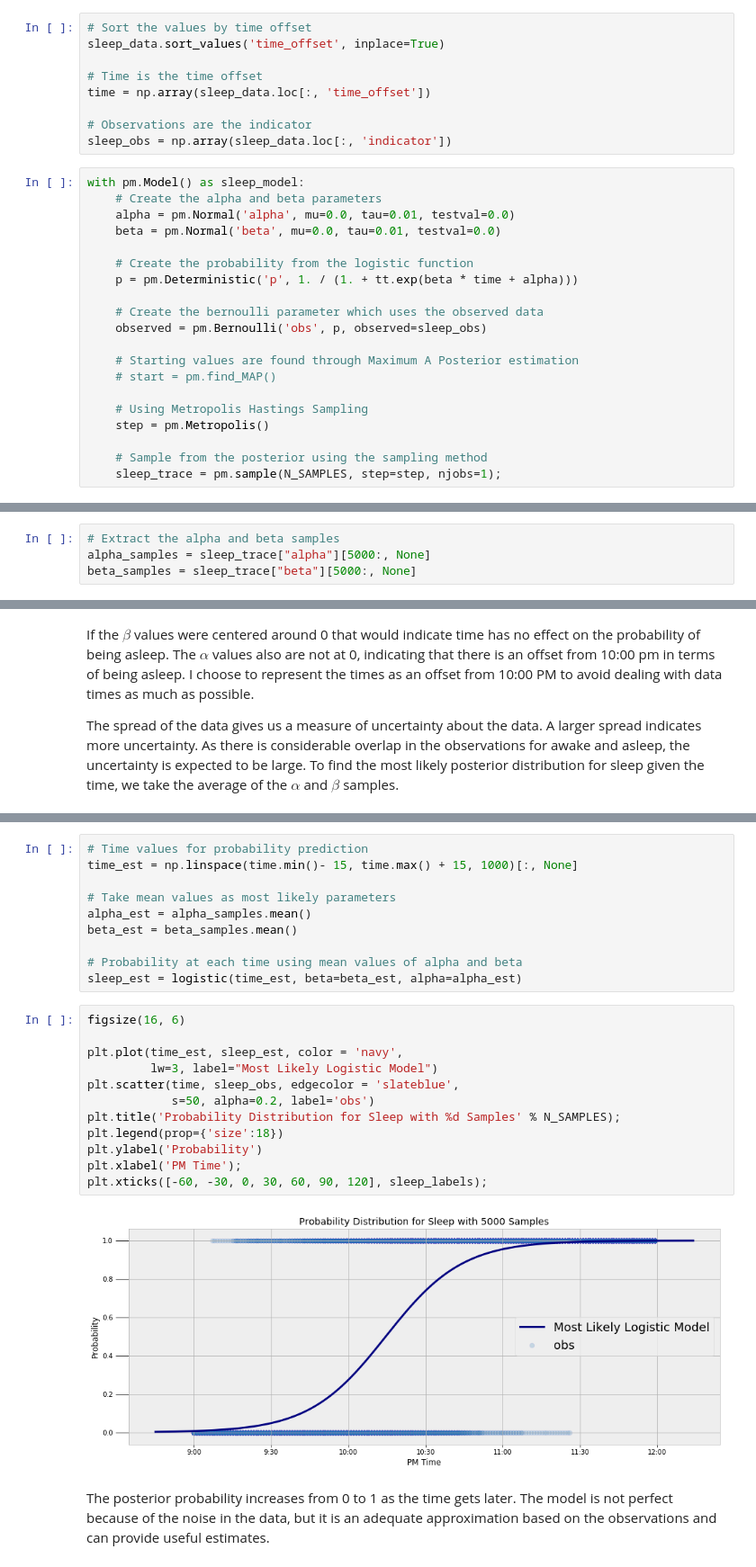
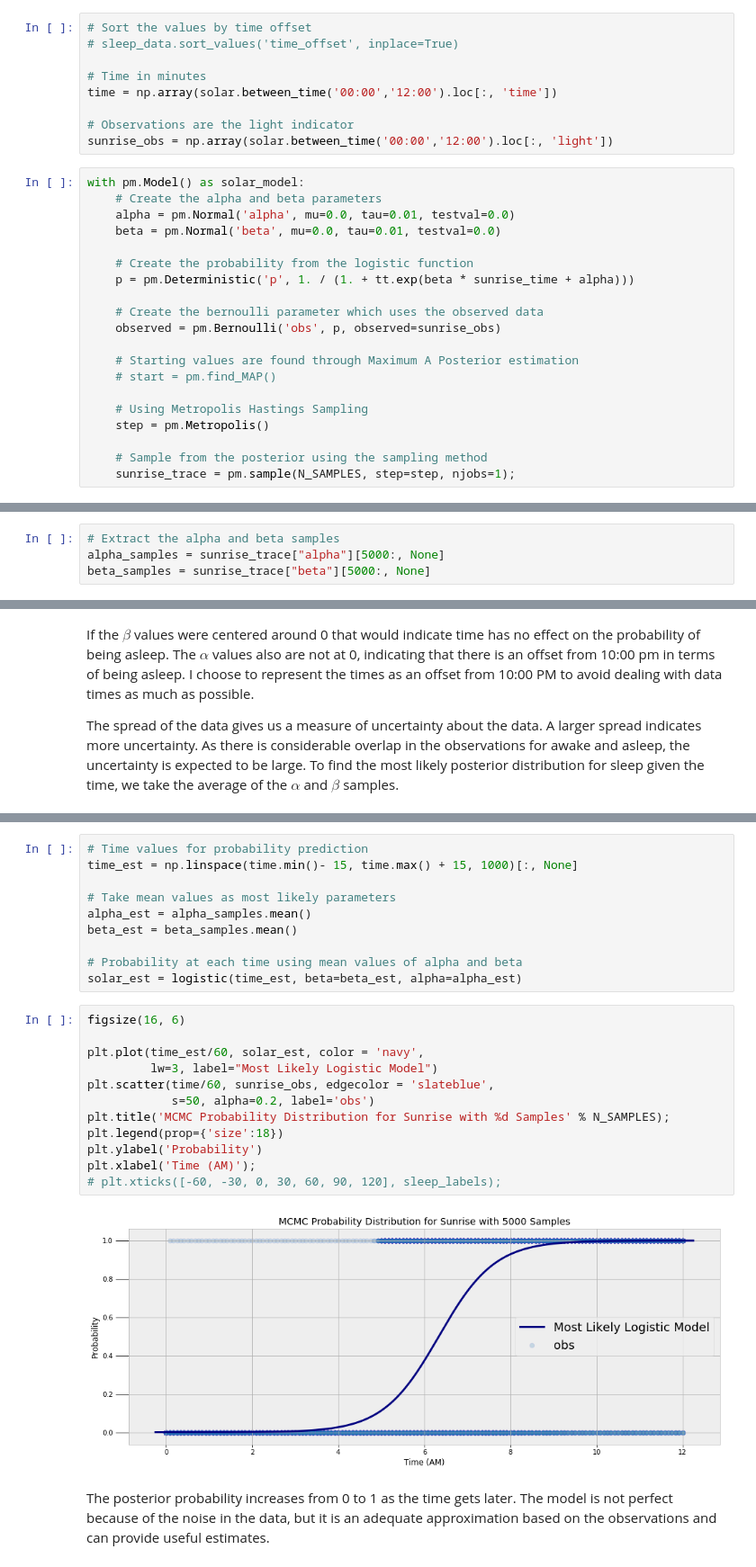
Before and after one commit to Turanga1/ai-projects, a Jupyter notebook: markov_chain_monte_carlo/markov_chain_monte_carlo.ipynb, the cells around one changed output, grey strips where cells are left out. Shown at 90% size. Saved outputs shown, nothing was run; the diff lists cells and outputs as text.

Commit message:
4 years data & sunrise plot

```diff
--- a/markov_chain_monte_carlo/markov_chain_monte_carlo.ipynb
+++ b/markov_chain_monte_carlo/markov_chain_monte_carlo.ipynb
@@ -336,24 +392,24 @@ We are using a powerful Bayesian Inference library in Python called PyMC3. This
 The following code creates the model and performs MCMC, drawing `N_SAMPLES` number of samples for $\beta$ and $\alpha$. The specific sampling algorithm is [Metropolic Hastings](http://www.mit.edu/~ilkery/papers/MetropolisHastingsSampling.pdf). We feed in the data and tell the model it is observations of the Bernoulli variable. The model then tries to maximize the parameters under the data.
 # %%
 # Sort the values by time offset
-sleep_data.sort_values('time_offset', inplace=True)
+# sleep_data.sort_values('time_offset', inplace=True)
 
-# Time is the time offset
-time = np.array(sleep_data.loc[:, 'time_offset'])
+# Time in minutes
+time = np.array(solar.between_time('00:00','12:00').loc[:, 'time'])
 
-# Observations are the indicator
-sleep_obs = np.array(sleep_data.loc[:, 'indicator'])
+# Observations are the light indicator
+sunrise_obs = np.array(solar.between_time('00:00','12:00').loc[:, 'light'])
 # %%
-with pm.Model() as sleep_model:
+with pm.Model() as solar_model:
     # Create the alpha and beta parameters
     alpha = pm.Normal('alpha', mu=0.0, tau=0.01, testval=0.0)
     beta = pm.Normal('beta', mu=0.0, tau=0.01, testval=0.0)
 
     # Create the probability from the logistic function
-    p = pm.Deterministic('p', 1. / (1. + tt.exp(beta * time + alpha)))
+    p = pm.Deterministic('p', 1. / (1. + tt.exp(beta * sunrise_time + alpha)))
 
     # Create the bernoulli parameter which uses the observed data
-    observed = pm.Bernoulli('obs', p, observed=sleep_obs)
+    observed = pm.Bernoulli('obs', p, observed=sunrise_obs)
 
     # Starting values are found through Maximum A Posterior estimation
     # start = pm.find_MAP()
@@ -362,7 +418,7 @@ with pm.Model() as sleep_model:
     step = pm.Metropolis()
 
     # Sample from the posterior using the sampling method
-    sleep_trace = pm.sample(N_SAMPLES, step=step, njobs=1);
+    sunrise_trace = pm.sample(N_SAMPLES, step=step, njobs=1);
 # %% [output]
 Sequential sampling (2 chains in 1 job)
 CompoundStep
@@ -377,8 +438,8 @@ The `trace` variable contains all of the samples drawn from the posterior for $\
 The values returned in the `trace` are all the samples drawn for the parameters. We can visually inspect these values in histograms.
 # %%
 # Extract the alpha and beta samples
-alpha_samples = sleep_trace["alpha"][5000:, None]
-beta_samples = sleep_trace["beta"][5000:, None]
+alpha_samples = sunrise_trace["alpha"][5000:, None]
+beta_samples = sunrise_trace["beta"][5000:, None]
 # %%
 figsize(16, 10)
 
@@ -412,21 +475,21 @@ alpha_est = alpha_samples.mean()
 beta_est = beta_samples.mean()
 
 # Probability at each time using mean values of alpha and beta
-sleep_est = logistic(time_est, beta=beta_est, alpha=alpha_est)
+solar_est = logistic(time_est, beta=beta_est, alpha=alpha_est)
 # %%
 figsize(16, 6)
 
-plt.plot(time_est, sleep_est, color = 'navy',
+plt.plot(time_est/60, solar_est, color = 'navy',
          lw=3, label="Most Likely Logistic Model")
-plt.scatter(time, sleep_obs, edgecolor = 'slateblue',
+plt.scatter(time/60, sunrise_obs, edgecolor = 'slateblue',
             s=50, alpha=0.2, label='obs')
-plt.title('Probability Distribution for Sleep with %d Samples' % N_SAMPLES);
+plt.title('MCMC Probability Distribution for Sunrise with %d Samples' % N_SAMPLES);
 plt.legend(prop={'size':18})
 plt.ylabel('Probability')
-plt.xlabel('PM Time');
-plt.xticks([-60, -30, 0, 30, 60, 90, 120], sleep_labels);
+plt.xlabel('Time (AM)');
+# plt.xticks([-60, -30, 0, 30, 60, 90, 120], sleep_labels);
 # %% [output]
-[figure, old version]
+[figure, new version]
 # %% [markdown]
 The posterior probability increases from 0 to 1 as the time gets later. The model is not perfect because of the noise in the data, but it is an adequate approximation based on the observations and can provide useful estimates.
 # %%
```
Also changed, not shown: parts of 60 cells of this notebook.
